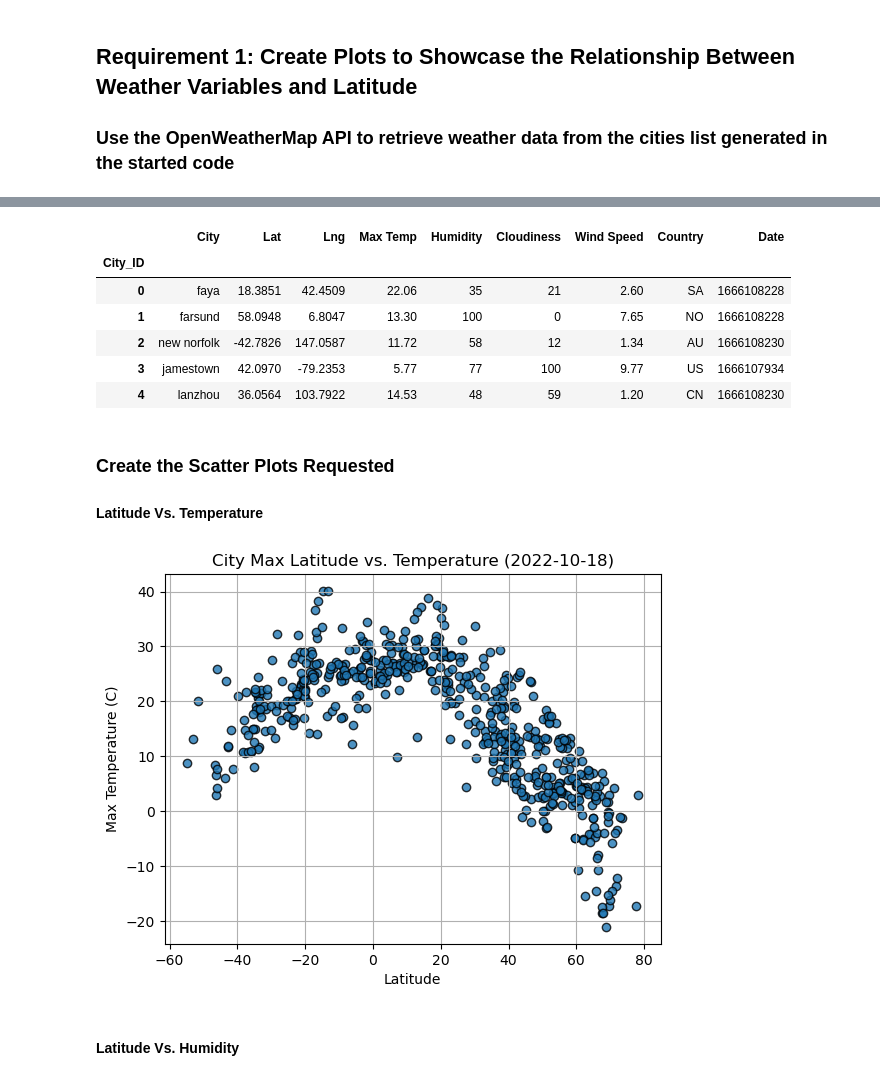
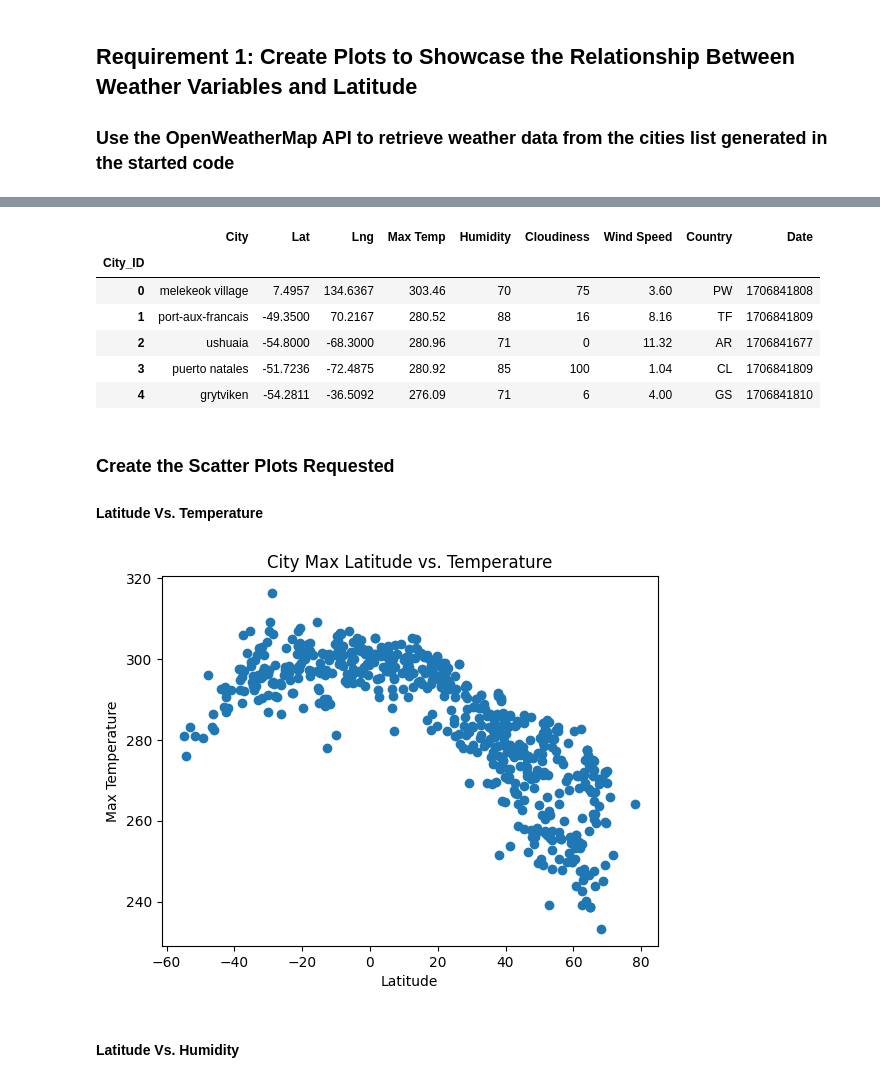
Before and after one commit to echac555/python_api_challenge, a Jupyter notebook: WeatherPy/WeatherPy.ipynb, the cells around one changed output, grey strips where cells are left out. Saved outputs shown, nothing was run; the diff lists cells and outputs as text; code cells hidden in the pictures.

```diff
--- a/WeatherPy/WeatherPy.ipynb
+++ b/WeatherPy/WeatherPy.ipynb
@@ -172,35 +173,39 @@ city_data_df.to_csv("output_data/cities.csv", index_label="City_ID")
 # %%
 # Read saved data
-city_data_df = pd.read_csv("output_data/cities.csv", index_col="City_ID")
+city_data_df = pd.read_csv("/Users/chac/Desktop/Class/Module_6_Assignment/python_api_challenge/output_data/cities.csv", index_col="City_ID")
 
 # Display sample data
 city_data_df.head()
 # %% [output]
 |  | City | Lat | Lng | Max Temp | Humidity | Cloudiness | Wind Speed | Country | Date |
 | City_ID |  |  |  |  |  |  |  |  |  |
-| 0 | faya | 18.3851 | 42.4509 | 22.06 | 35 | 21 | 2.60 | SA | 1666108228 |
-| 1 | farsund | 58.0948 | 6.8047 | 13.30 | 100 | 0 | 7.65 | NO | 1666108228 |
-| 2 | new norfolk | -42.7826 | 147.0587 | 11.72 | 58 | 12 | 1.34 | AU | 1666108230 |
-| 3 | jamestown | 42.0970 | -79.2353 | 5.77 | 77 | 100 | 9.77 | US | 1666107934 |
-| 4 | lanzhou | 36.0564 | 103.7922 | 14.53 | 48 | 59 | 1.20 | CN | 1666108230 |
+| 0 | melekeok village | 7.4957 | 134.6367 | 303.46 | 70 | 75 | 3.60 | PW | 1706841808 |
+| 1 | port-aux-francais | -49.3500 | 70.2167 | 280.52 | 88 | 16 | 8.16 | TF | 1706841809 |
+| 2 | ushuaia | -54.8000 | -68.3000 | 280.96 | 71 | 0 | 11.32 | AR | 1706841677 |
+| 3 | puerto natales | -51.7236 | -72.4875 | 280.92 | 85 | 100 | 1.04 | CL | 1706841809 |
+| 4 | grytviken | -54.2811 | -36.5092 | 276.09 | 71 | 6 | 4.00 | GS | 1706841810 |
 # %% [markdown]
 ### Create the Scatter Plots Requested
 
 #### Latitude Vs. Temperature
 # %%
 # Build scatter plot for latitude vs. temperature
-# YOUR CODE HERE
+x_values = city_data_df["Lat"]
+y_values = city_data_df["Max Temp"]
 
 # Incorporate the other graph properties
-# YOUR CODE HERE
+plt.scatter(x_values,y_values)
+plt.xlabel("Latitude")
+plt.ylabel("Max Temperature")
+plt.title("City Max Latitude vs. Temperature")
 
 # Save the figure
-plt.savefig("output_data/Fig1.png")
+plt.savefig("/Users/chac/Desktop/Class/Module_6_Assignment/python_api_challenge/output_data/output_data/Fig1.png")
 
 # Show plot
 plt.show()
 # %% [output]
-[figure, old version]
+[figure, new version]
 # %% [markdown]
 #### Latitude Vs. Humidity
 # %%
```
Also changed, not shown: parts of 35 cells of this notebook, 5 other files.
